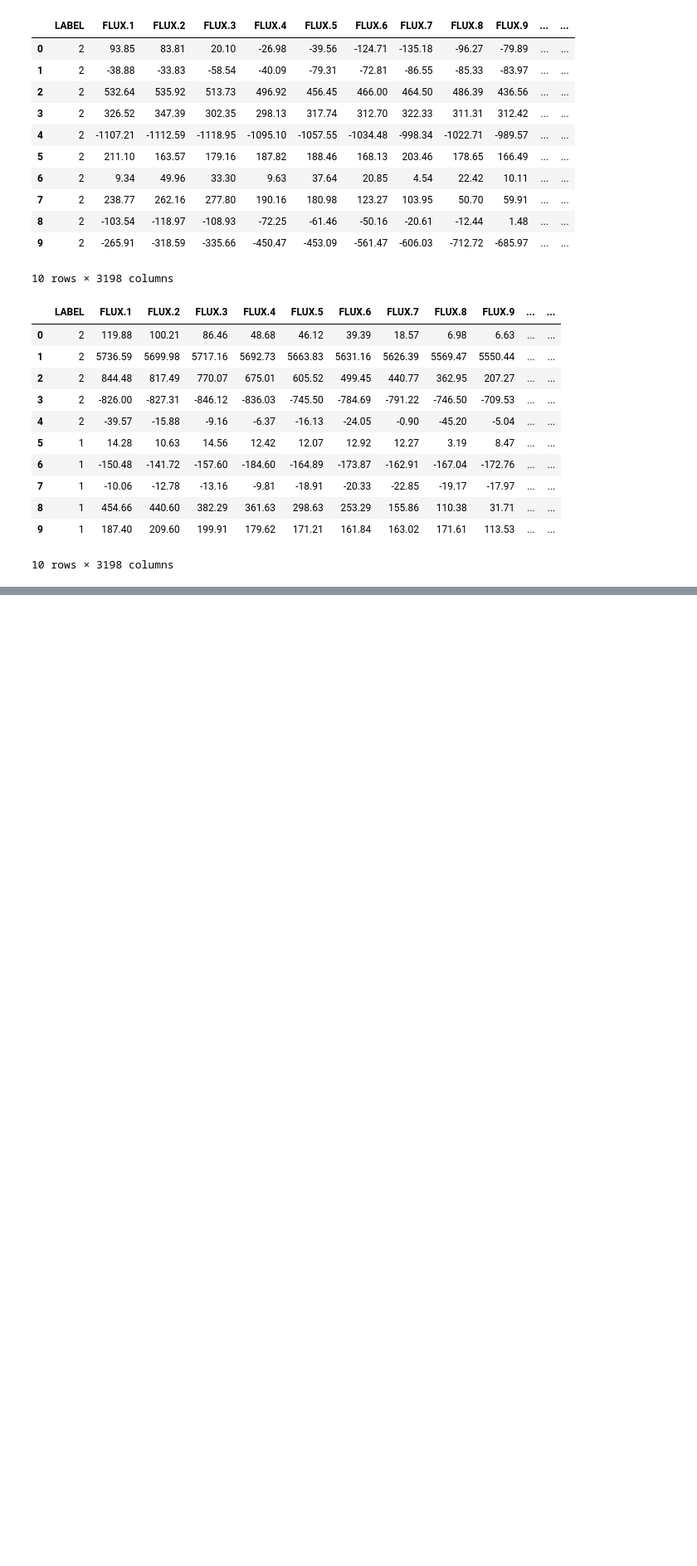
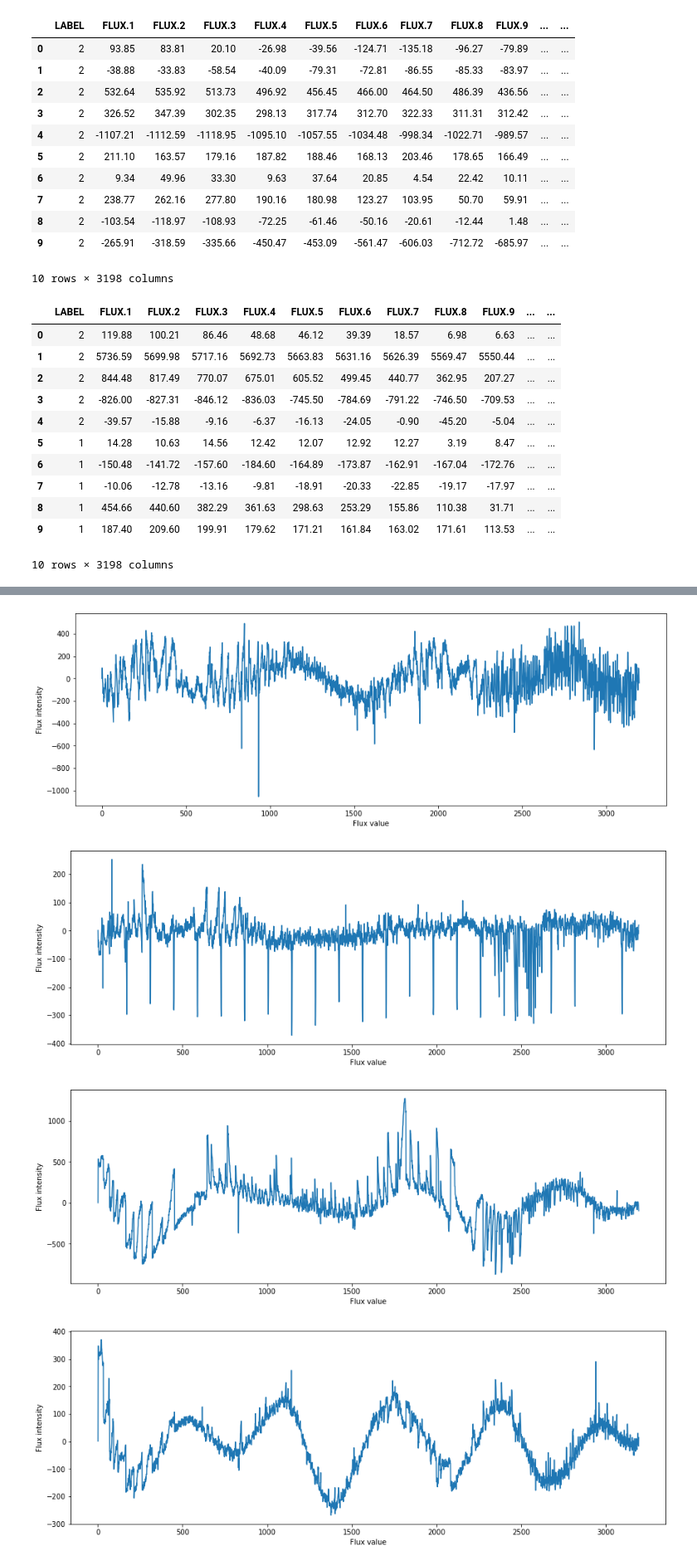
Before and after one commit to AnnaMariaLedwon/Exoplanet, a Jupyter notebook: Exoplanet Hunting Project.ipynb, the cells around one changed output, grey strips where cells are left out. Shown: that part at 83% size. Saved outputs shown, nothing was run; the diff lists cells and outputs as text; code cells hidden in the pictures; blank space fills up the shorter version.

```diff
--- a/Exoplanet Hunting Project.ipynb
+++ b/Exoplanet Hunting Project.ipynb
@@ -57,0 +98,15 @@ exo
+# %%
+# Spectrum of Flux intensity for first 5 rows from exo_train.csv
+for i in [0,1,2,3,4]:
+    Y = exo_train.iloc[i]
+    X = np.arange(len(Y))
+    plt.figure(figsize=(15,5))
+    plt.ylabel('Flux intensity')
+    plt.xlabel('Flux value')
+    plt.plot(X, Y)
+    plt.show()
+# %% [output]
+[figure, added]
+[figure, added]
+[figure, added]
+[figure, added]
```
Also changed, not shown: parts of 8 cells of this notebook.
